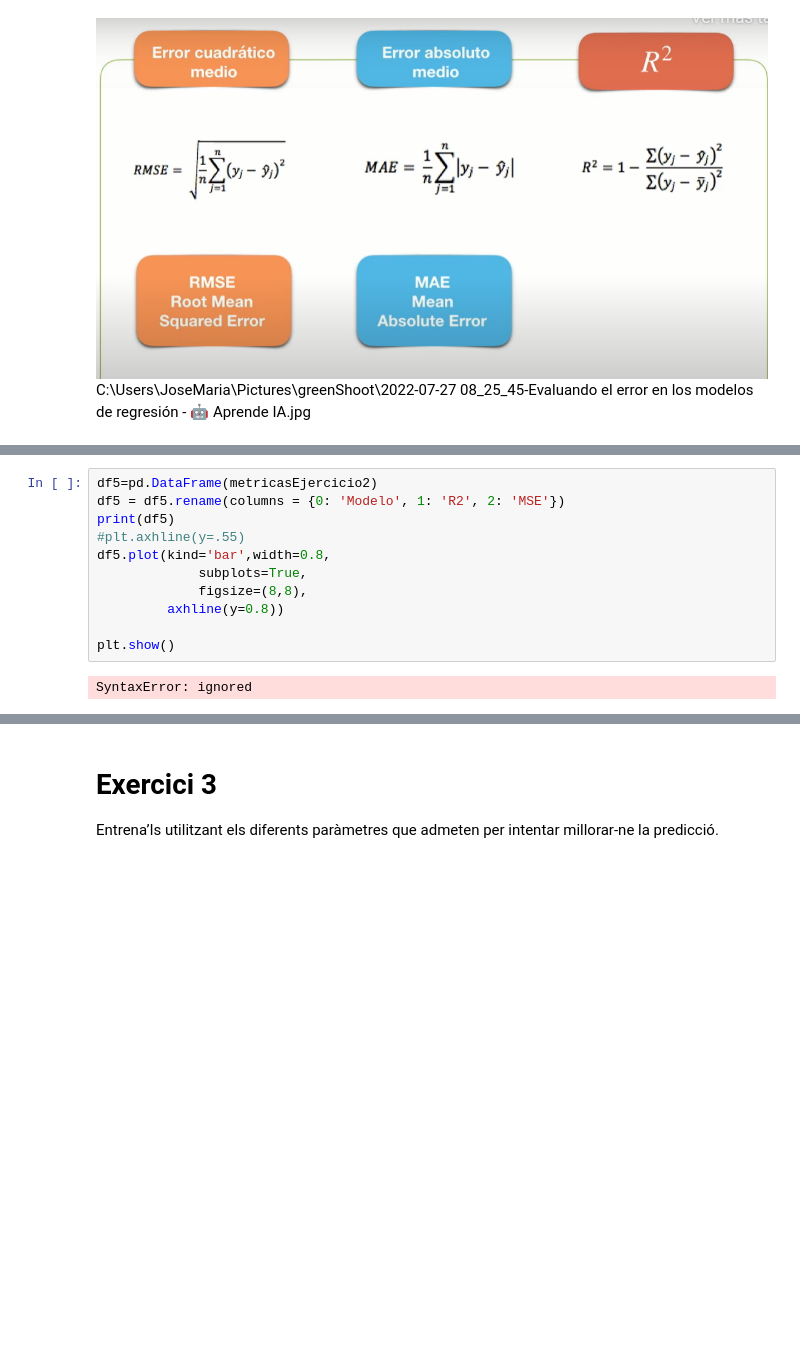
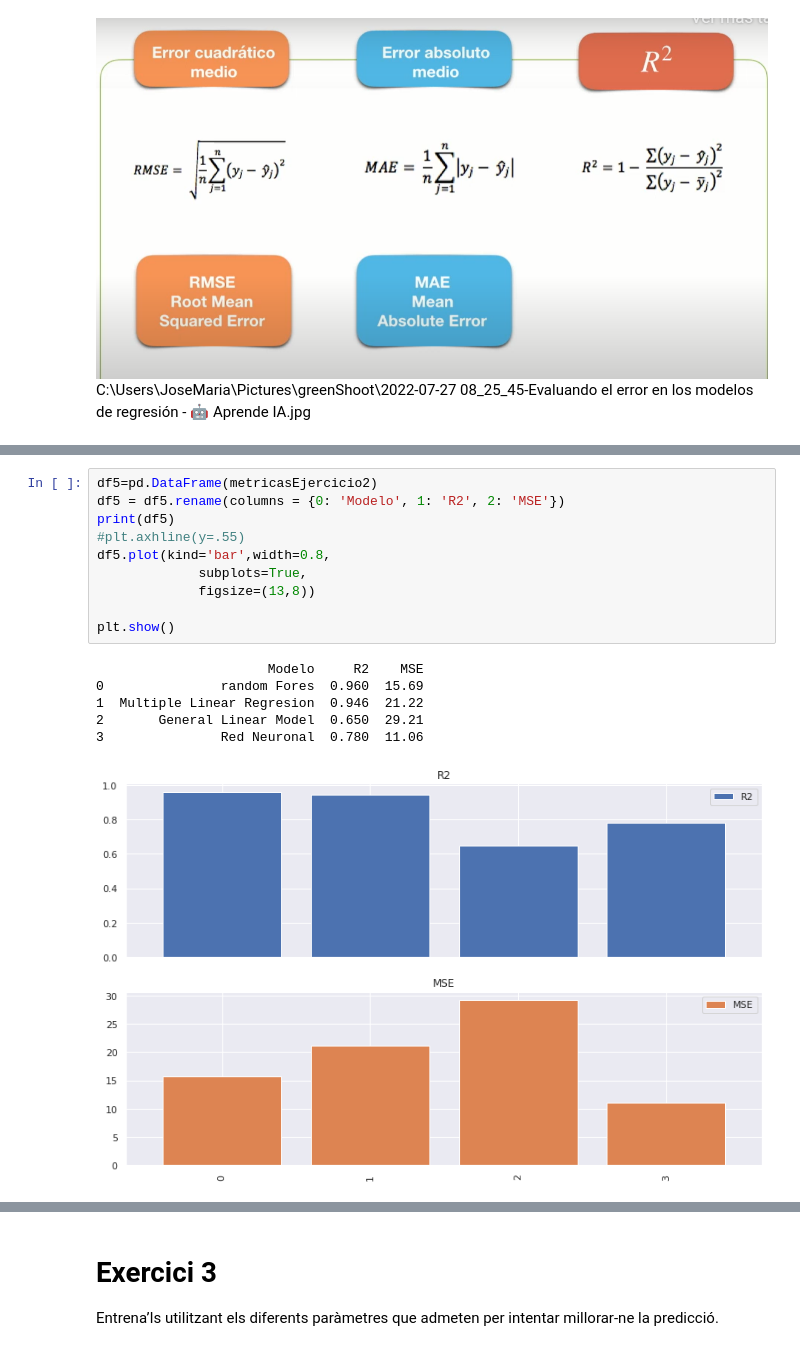
Before and after one commit to JMML2021/Tasca-M6-T01-ML_regressions-, a Jupyter notebook: 2_Sprint_6_Algoritmes_d’aprenentatge_supervisat_Regressió.ipynb, the cells around one changed output, grey strips where cells are left out. Saved outputs shown, nothing was run; the diff lists cells and outputs as text; blank space fills up the shorter version.

```diff
--- a/2_Sprint_6_Algoritmes_d’aprenentatge_supervisat_Regressió.ipynb
+++ b/2_Sprint_6_Algoritmes_d’aprenentatge_supervisat_Regressió.ipynb
@@ -1042,16 +1058,20 @@ print(metricasEjercicio2)
 # %%
 df5=pd.DataFrame(metricasEjercicio2)
 df5 = df5.rename(columns = {0: 'Modelo', 1: 'R2', 2: 'MSE'})
 print(df5)
 #plt.axhline(y=.55)
 df5.plot(kind='bar',width=0.8,
              subplots=True,
-             figsize=(8,8),
-         axhline(y=0.8))
+             figsize=(13,8))
 
 plt.show()
 # %% [output]
-SyntaxError: ignored
+                      Modelo     R2    MSE
+0               random Fores  0.960  15.69
+1  Multiple Linear Regresion  0.946  21.22
+2       General Linear Model  0.650  29.21
+3               Red Neuronal  0.780  11.06
+[figure, added]
 # %%
 #fig, ax = plt.subplots()
 df5=pd.DataFrame(metricasEjercicio2)
```
Also changed, not shown: parts of 32 cells of this notebook.
